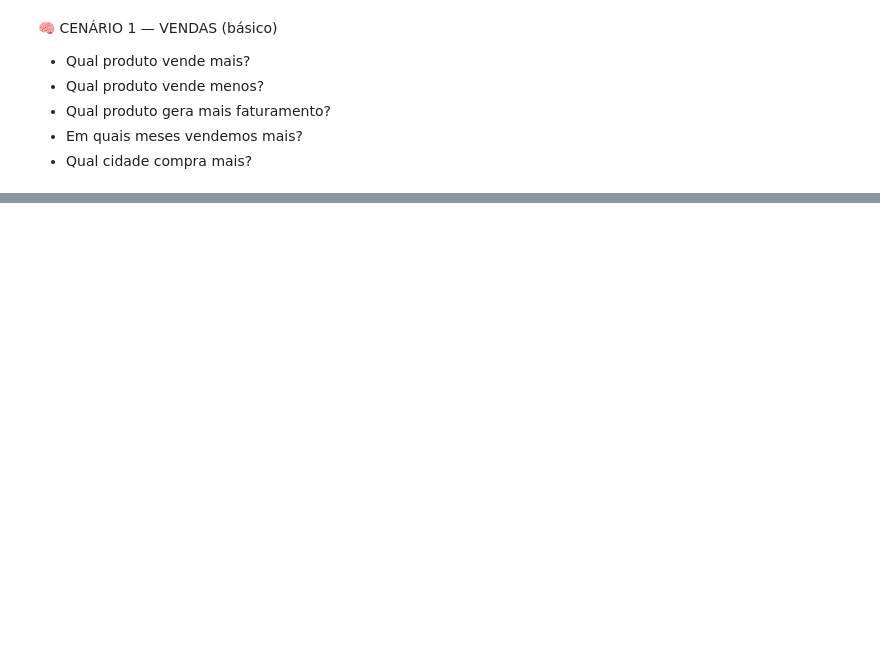
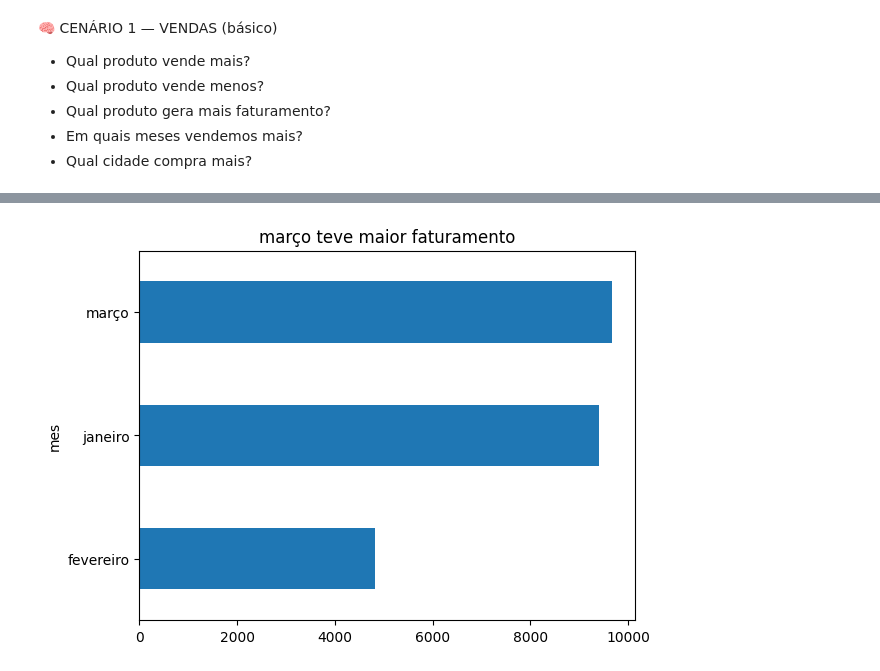
Before and after one commit to kauanmm11/projetos-simples-ao-complexo, a Jupyter notebook: analise-dados/analisando.ipynb, the cells around one changed output, grey strips where cells are left out. Saved outputs shown, nothing was run; the diff lists cells and outputs as text; code cells hidden in the pictures; blank space fills up the shorter version.

```diff
--- a/analise-dados/analisando.ipynb
+++ b/analise-dados/analisando.ipynb
@@ -46,6 +23,17 @@ display(vende_menos)
 # %%
 # Qual produto gera mais faturamento?
+
+vendas['faturamento'] = vendas['preco'] * vendas['quantidade']
+
+mais_faturado = vendas.groupby('produto')['faturamento'].sum().idxmax()
+display(mais_faturado)
 # %%
 # Em quais meses vendemos mais?
+
+vendas['data'] = pd.to_datetime(vendas['data'])
+vendas['mes'] = vendas['data'].dt.strftime('%B')
+
+meses_mais_vendidos = vendas.groupby('mes')['faturamento'].sum().idxmax()
+display(meses_mais_vendidos)
 # %%
 # Qual cidade compra mais?
@@ -51,0 +55,9 @@ display(vende_menos)
+# %%
+# Qual mês teve maior faturamento?
+
+vendas.groupby('mes')['faturamento'].sum().plot(kind='barh')
+maior_faturamento_mes = vendas.groupby('mes')['faturamento'].sum().idxmax()
+plt.title(f'{maior_faturamento_mes} teve maior faturamento')
+plt.show()
+# %% [output]
+[figure, added]
```
Also changed, not shown: parts of 9 cells of this notebook.
